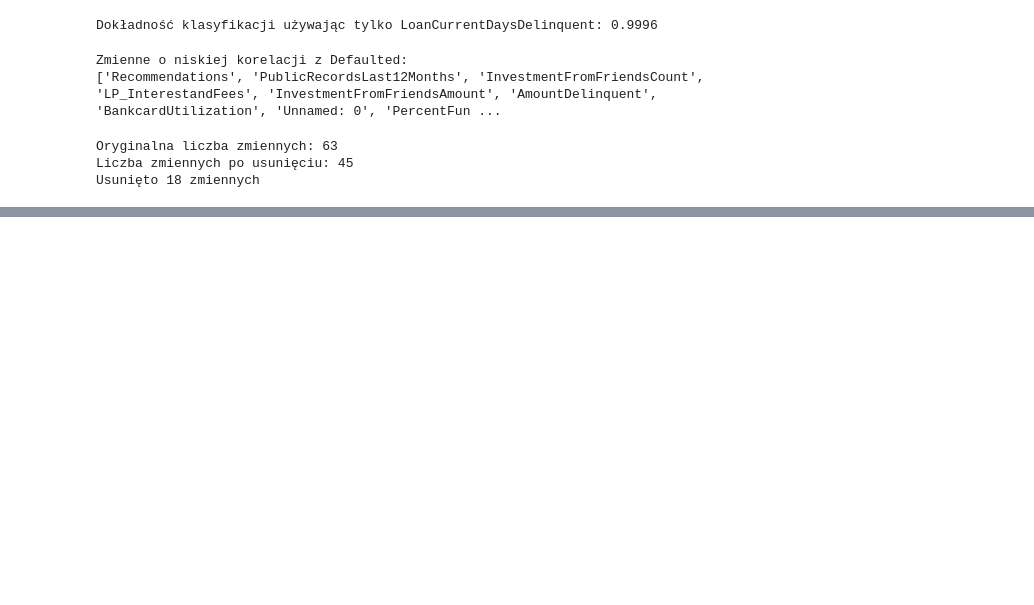
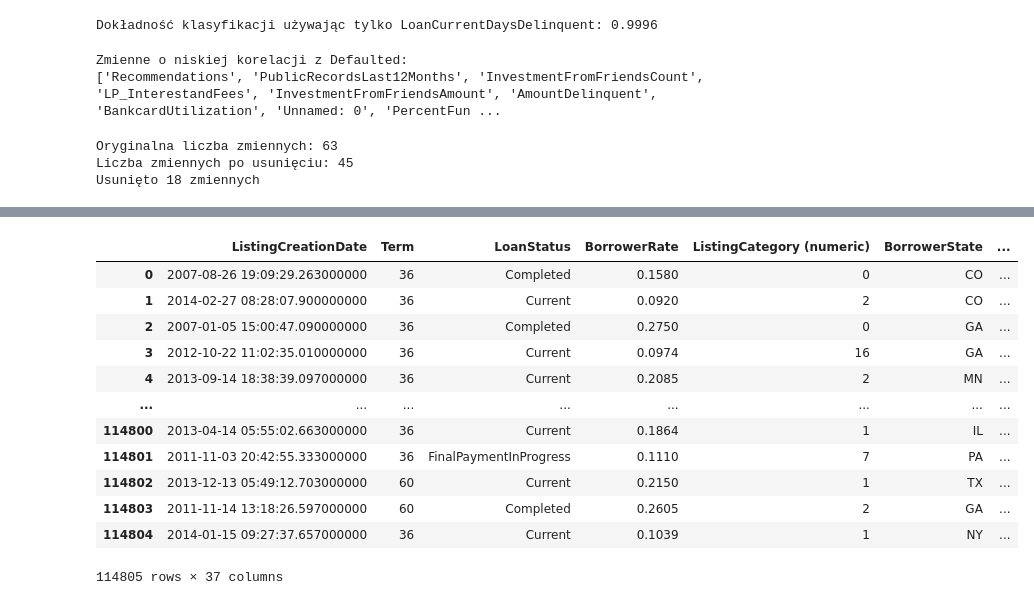
Before and after one commit to hoanganhlinh/MRK-projekt, a Jupyter notebook: 02_EDA cleaned.ipynb, the cells around one changed output, grey strips where cells are left out. Cells and saved outputs as stored; diff of their text form; code cells hidden in the pictures; blank space fills up the shorter version.

Commit message:
Remove id columns

```diff
--- a/02_EDA cleaned.ipynb
+++ b/02_EDA cleaned.ipynb
@@ -678,0 +682,16 @@ plt.show()
+# %%
+df_cleaned
+# %% [output]
+|  | ListingCreationDate | Term | LoanStatus | BorrowerRate | ListingCategory (numeric) | BorrowerState | ... |
+| 0 | 2007-08-26 19:09:29.263000000 | 36 | Completed | 0.1580 | 0 | CO | ... |
+| 1 | 2014-02-27 08:28:07.900000000 | 36 | Current | 0.0920 | 2 | CO | ... |
+| 2 | 2007-01-05 15:00:47.090000000 | 36 | Completed | 0.2750 | 0 | GA | ... |
+| 3 | 2012-10-22 11:02:35.010000000 | 36 | Current | 0.0974 | 16 | GA | ... |
+| 4 | 2013-09-14 18:38:39.097000000 | 36 | Current | 0.2085 | 2 | MN | ... |
+| ... | ... | ... | ... | ... | ... | ... | ... |
+| 114800 | 2013-04-14 05:55:02.663000000 | 36 | Current | 0.1864 | 1 | IL | ... |
+| 114801 | 2011-11-03 20:42:55.333000000 | 36 | FinalPaymentInProgress | 0.1110 | 7 | PA | ... |
+| 114802 | 2013-12-13 05:49:12.703000000 | 60 | Current | 0.2150 | 1 | TX | ... |
+| 114803 | 2011-11-14 13:18:26.597000000 | 60 | Completed | 0.2605 | 2 | GA | ... |
+| 114804 | 2014-01-15 09:27:37.657000000 | 36 | Current | 0.1039 | 1 | NY | ... |
+114805 rows × 37 columns
```
Also changed, not shown: parts of 14 cells of this notebook.
